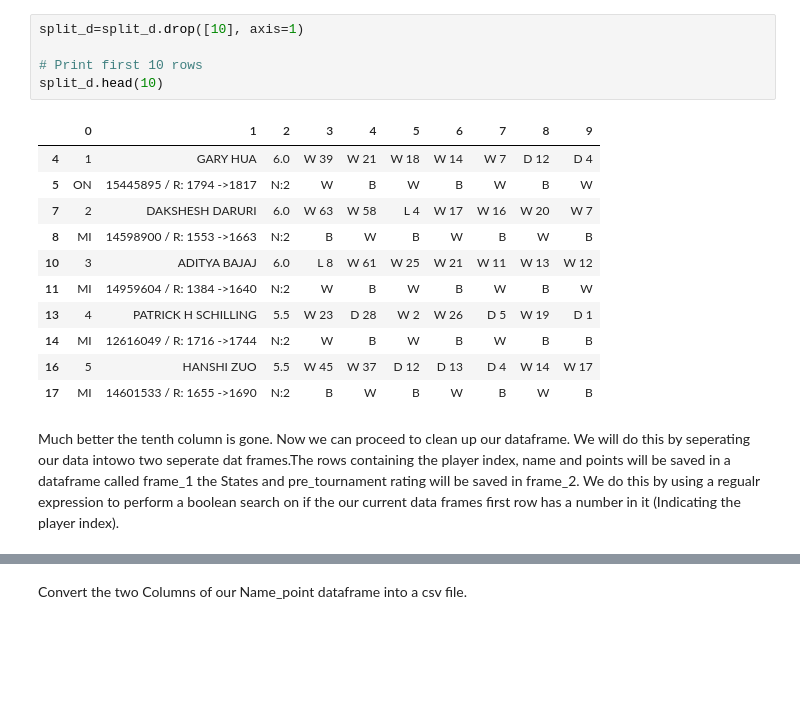
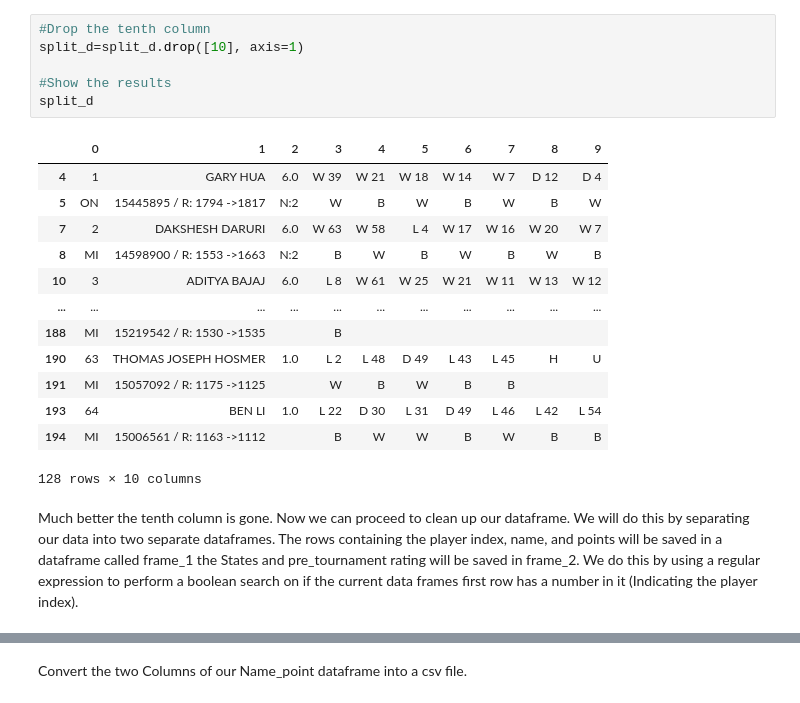
Before and after one commit to Danjstr/AIM-5001, a Jupyter notebook: Copy_of_D_Strauss_Project_3.ipynb, the cells around one changed output, grey strips where cells are left out. Cells and saved outputs as stored; diff of their text form; blank space fills up the shorter version.

```diff
--- a/Copy_of_D_Strauss_Project_3.ipynb
+++ b/Copy_of_D_Strauss_Project_3.ipynb
@@ -63,19 +80,22 @@ We clearly have to organize our data better. But there is an obvious anomoly her
-# %%
-split_d=split_d.drop([10], axis=1)
-
-# Print first 10 rows
-split_d.head(10)
-# %% [output]
-|  | 0 | 1 | 2 | 3 | 4 | 5 | 6 | 7 | 8 | 9 |
-| 4 | 1 | GARY HUA | 6.0 | W 39 | W 21 | W 18 | W 14 | W 7 | D 12 | D 4 |
-| 5 | ON | 15445895 / R: 1794 ->1817 | N:2 | W | B | W | B | W | B | W |
-| 7 | 2 | DAKSHESH DARURI | 6.0 | W 63 | W 58 | L 4 | W 17 | W 16 | W 20 | W 7 |
-| 8 | MI | 14598900 / R: 1553 ->1663 | N:2 | B | W | B | W | B | W | B |
-| 10 | 3 | ADITYA BAJAJ | 6.0 | L 8 | W 61 | W 25 | W 21 | W 11 | W 13 | W 12 |
-| 11 | MI | 14959604 / R: 1384 ->1640 | N:2 | W | B | W | B | W | B | W |
-| 13 | 4 | PATRICK H SCHILLING | 5.5 | W 23 | D 28 | W 2 | W 26 | D 5 | W 19 | D 1 |
-| 14 | MI | 12616049 / R: 1716 ->1744 | N:2 | W | B | W | B | W | B | B |
-| 16 | 5 | HANSHI ZUO | 5.5 | W 45 | W 37 | D 12 | D 13 | D 4 | W 14 | W 17 |
-| 17 | MI | 14601533 / R: 1655 ->1690 | N:2 | B | W | B | W | B | W | B |
+# %%
+#Drop the tenth column
+split_d=split_d.drop([10], axis=1)
+
+#Show the results
+split_d
+# %% [output]
+|  | 0 | 1 | 2 | 3 | 4 | 5 | 6 | 7 | 8 | 9 |
+| 4 | 1 | GARY HUA | 6.0 | W 39 | W 21 | W 18 | W 14 | W 7 | D 12 | D 4 |
+| 5 | ON | 15445895 / R: 1794 ->1817 | N:2 | W | B | W | B | W | B | W |
+| 7 | 2 | DAKSHESH DARURI | 6.0 | W 63 | W 58 | L 4 | W 17 | W 16 | W 20 | W 7 |
+| 8 | MI | 14598900 / R: 1553 ->1663 | N:2 | B | W | B | W | B | W | B |
+| 10 | 3 | ADITYA BAJAJ | 6.0 | L 8 | W 61 | W 25 | W 21 | W 11 | W 13 | W 12 |
+| ... | ... | ... | ... | ... | ... | ... | ... | ... | ... | ... |
+| 188 | MI | 15219542 / R: 1530 ->1535 |  | B |  |  |  |  |  |  |
+| 190 | 63 | THOMAS JOSEPH HOSMER | 1.0 | L 2 | L 48 | D 49 | L 43 | L 45 | H | U |
+| 191 | MI | 15057092 / R: 1175 ->1125 |  | W | B | W | B | B |  |  |
+| 193 | 64 | BEN LI | 1.0 | L 22 | D 30 | L 31 | D 49 | L 46 | L 42 | L 54 |
+| 194 | MI | 15006561 / R: 1163 ->1112 |  | B | W | W | B | W | B | B |
+128 rows × 10 columns
 # %% [markdown]
-Much better the tenth column is gone. Now we can proceed to clean up our dataframe. We will do this by seperating our data intowo two seperate dat frames.The rows containing the player index, name and points will be saved in a dataframe called frame_1 the States and pre_tournament rating will be saved in frame_2. We do this by using a regualr expression to perform a boolean search on if the our current data frames first row has a number in it (Indicating the player index).
+Much better the tenth column is gone. Now we can proceed to clean up our dataframe. We will do this by separating our data into two separate dataframes. The rows containing the player index, name, and points will be saved in a dataframe called frame_1 the States and pre_tournament rating will be saved in frame_2. We do this by using a regular expression to perform a boolean search on if the current data frames first row has a number in it (Indicating the player index).
```
Also changed, not shown: parts of 42 cells of this notebook.
